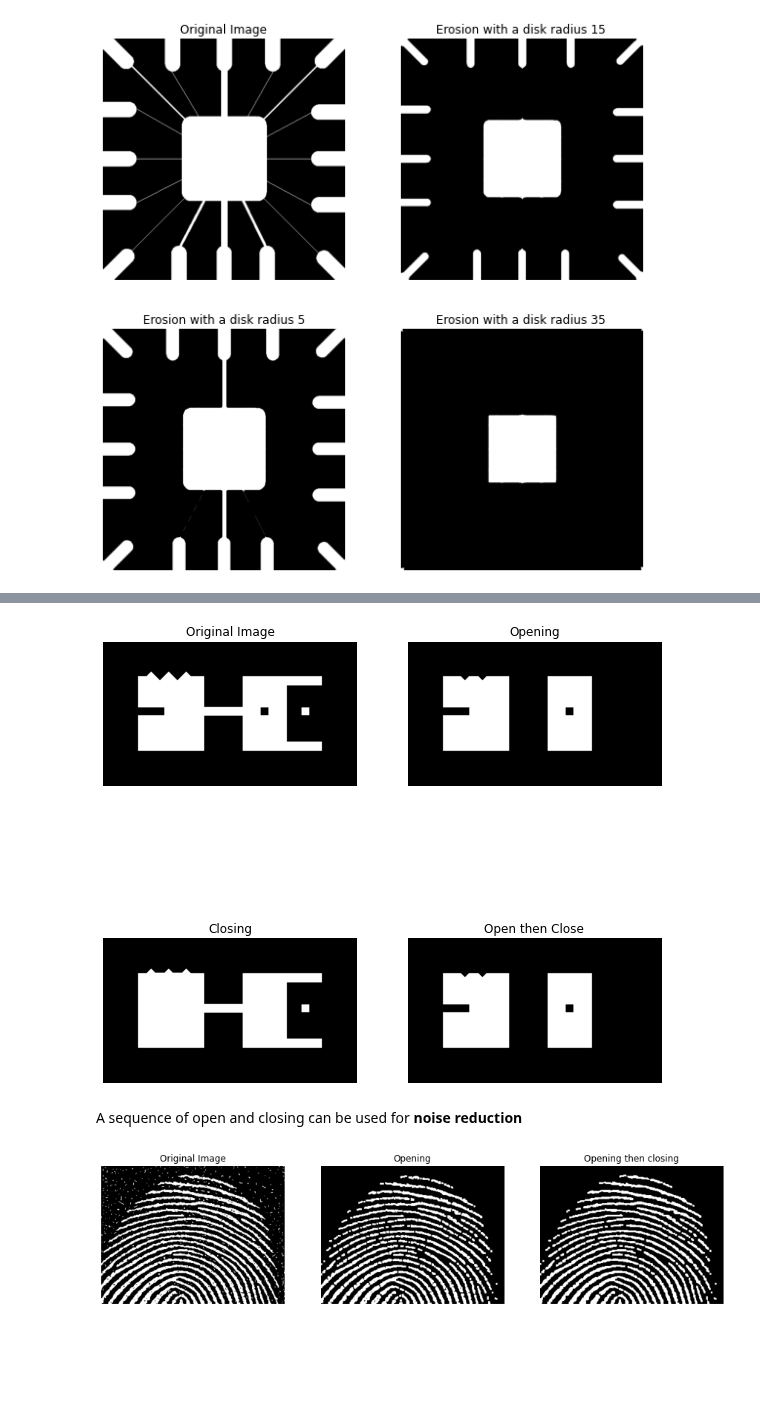
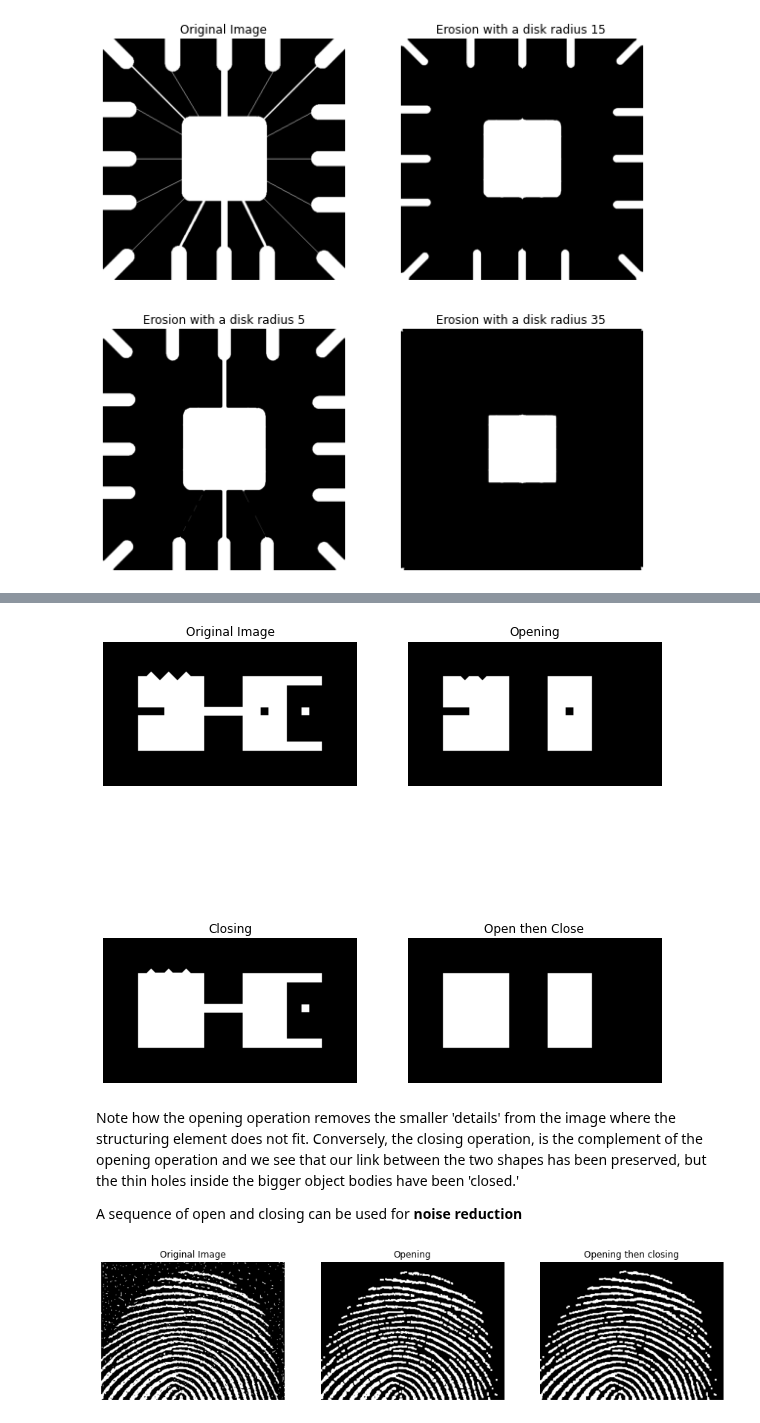
Before and after one commit to ecolon08/Digital-Image-Processing, a Jupyter notebook: Morphological Image Processing/ec_dip_morphological_01.ipynb, the cells around one changed output, grey strips where cells are left out. Drawn from its saved outputs; the diff is of its cells as text; code cells hidden in the pictures; blank space fills up the shorter version.

Commit message:
Fix bug in opening + closing example and add more theoretical notes

```diff
--- a/Morphological Image Processing/ec_dip_morphological_01.ipynb
+++ b/Morphological Image Processing/ec_dip_morphological_01.ipynb
@@ -138,37 +155,42 @@ img_shapes = io.imread('./images/shapes.tif')
 shapes_strel = morphology.square(40)
 
 # perform opening operation
 img_shapes_opening = morphology.opening(img_shapes, shapes_strel)
 
 # perform closing operation
 img_shapes_closing = morphology.closing(img_shapes, shapes_strel)
 
 # close the result of the first opening operation
-img_shapes_open_close = morphology.closing(img_shapes_opening)
+img_shapes_open_close = morphology.closing(img_shapes_opening, shapes_strel)
 
 # display the images
 fig_shapes, ax_shapes = plt.subplots(2, 2, figsize=(10,10))
 ax_shapes = ax_shapes.ravel()
 
 ax_shapes[0].imshow(img_shapes, cmap='gray')
 ax_shapes[0].set_title("Original Image")
 ax_shapes[0].axis('off')
 
 ax_shapes[1].imshow(img_shapes_opening, cmap='gray')
 ax_shapes[1].set_title("Opening")
 ax_shapes[1].axis('off')
 
 ax_shapes[2].imshow(img_shapes_closing, cmap='gray')
 ax_shapes[2].set_title("Closing")
 ax_shapes[2].axis('off')
 
 ax_shapes[3].imshow(img_shapes_open_close, cmap='gray')
 ax_shapes[3].set_title("Open then Close")
 ax_shapes[3].axis('off');
 # %% [output]
-[figure, old version]
+[figure, new version]
-# %% [markdown]
-A sequence of open and closing can be used for **noise reduction**
+# %% [markdown]
+Note how the opening operation removes the smaller 'details' from the image where the structuring element does not fit.
+Conversely, the closing operation, is the complement of the opening operation and we see that our link between the two
+shapes has been preserved, but the thin holes inside the bigger object bodies have been 'closed.'
+
+
+A sequence of open and closing can be used for **noise reduction**
 # %%
 # load noisy thumb pring image
 img_thumb_noisy = io.imread('./images/thumbprint.tif')
```
Also changed, not shown: parts of 3 cells of this notebook.
